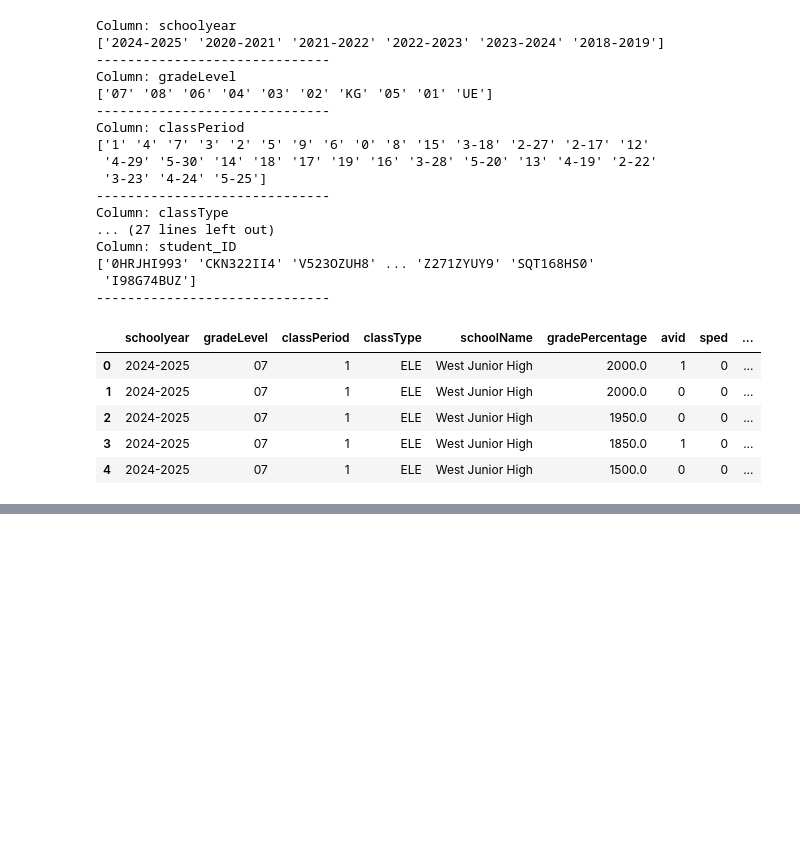
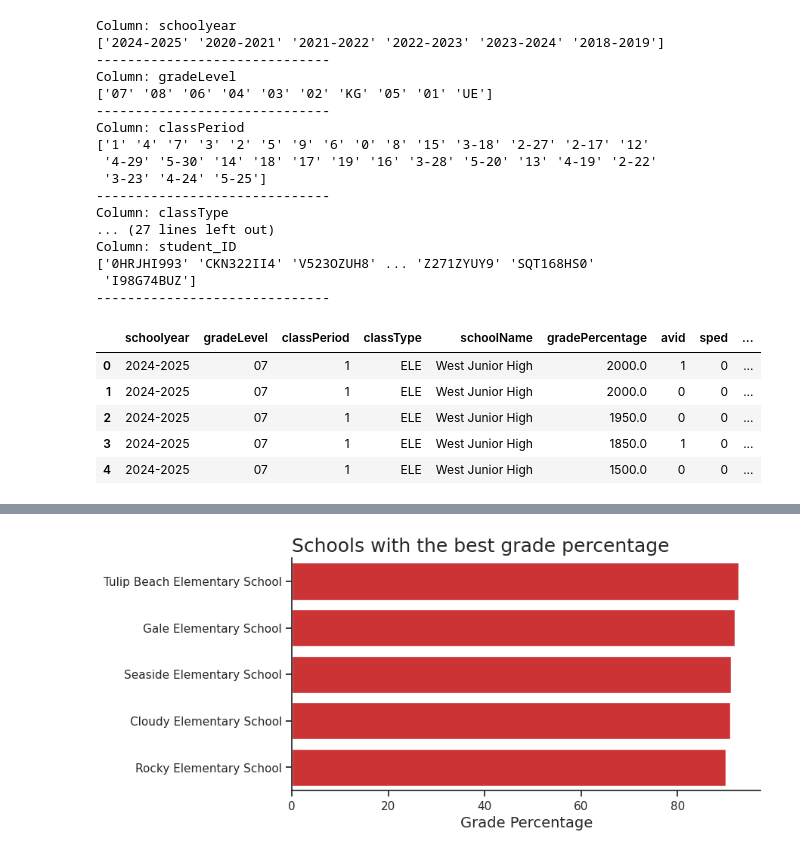
Before and after one commit to Matheus-Pombeiro/student_performance, a Jupyter notebook: student_performance.ipynb, the cells around one changed output, grey strips where cells are left out. Cells and saved outputs as stored; diff of their text form; code cells hidden in the pictures; blank space fills up the shorter version.

```diff
--- a/student_performance.ipynb
+++ b/student_performance.ipynb
@@ -94,0 +224,4 @@ data.head()
+# %%
+# Finding the school with best grade percentage performances
+schools = data.groupby('schoolName')['gradePercentage'].mean().sort_values(ascending=False).head(5)
+schools
@@ -94,0 +237,36 @@ data.head()
+# %%
+# Setting the style
+sns.set_style()
+
+# Setting the theme
+sns.set_theme(style='ticks')
+
+# Setting the palette
+sns.set_palette('Set1')
+# %%
+# Making a figure
+fig, ax = plt.subplots(figsize=(8, 4))
+
+# Plotting a chart about the schools with the best grade percentage performances
+ax = sns.barplot(data=schools, orient='h')
+
+# Setting a title
+ax.set_title('Schools with the best grade percentage', loc='left', fontsize=18)
+
+# Setting labels
+ax.set_xlabel('Grade Percentage', fontsize=14)
+ax.set_ylabel('')
+
+# Setting a numeric interval
+ax.xaxis.set_major_locator(plt.MultipleLocator(20))
+
+# Removing the borders
+sns.despine()
+
+# Writing the chart
+fig.savefig('schools_best_grade_percentage.png', transparent=False, dpi=300, bbox_inches='tight')
+
+# Showing the chart
+plt.show()
+# %% [output]
+[figure, added]
```
Also changed, not shown: parts of 17 cells of this notebook.
